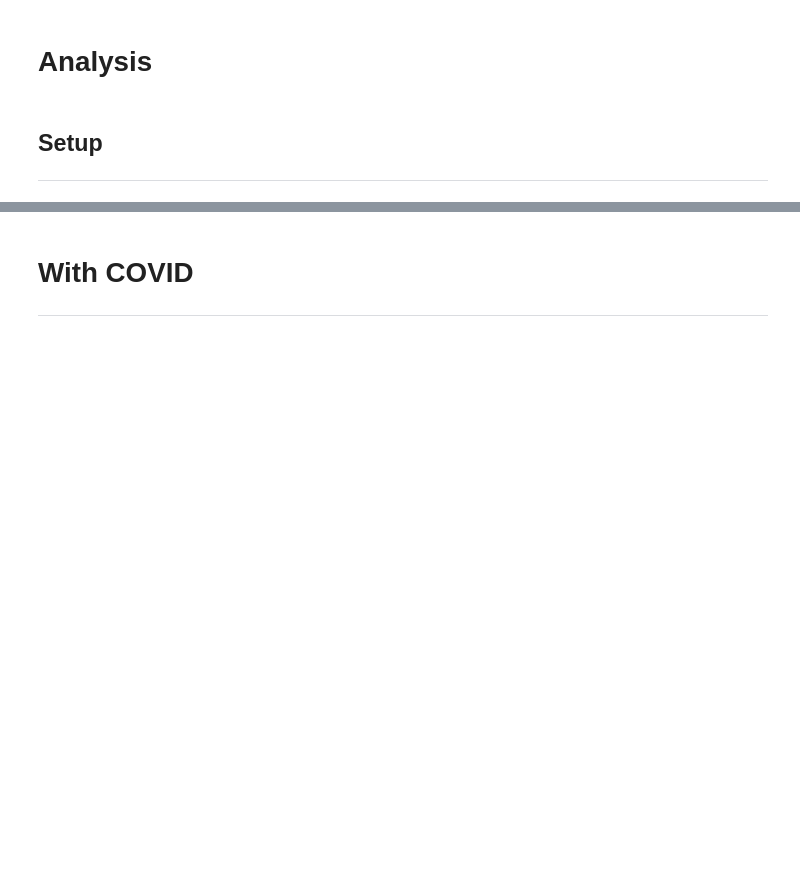
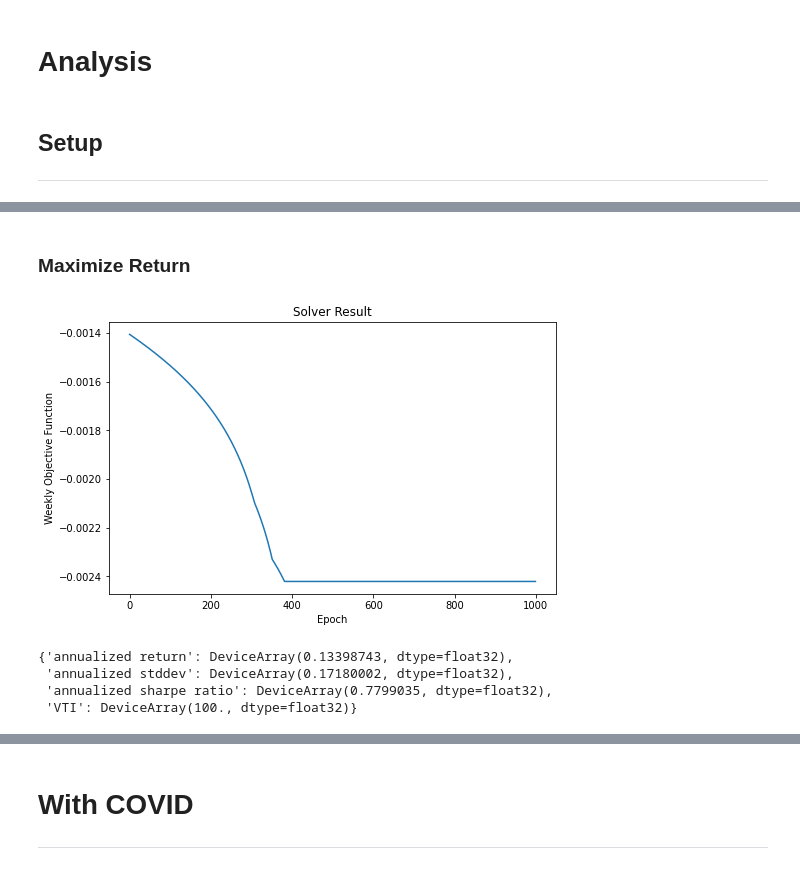
Before and after one commit to Matthew-Amos/Portfolio-Optimization, a Jupyter notebook: January_2021.ipynb, the cells around one changed output, grey strips where cells are left out. Drawn from its saved outputs; the diff is of its cells as text; code cells hidden in the pictures; blank space fills up the shorter version.

```diff
--- a/January_2021.ipynb
+++ b/January_2021.ipynb
@@ -385,0 +419,12 @@ def portfolio_stats(w):
+# %% [markdown]
+### Maximize Return
+# %%
+w_covid_obj2_core, objs = solve_portfolio(inline_obj2, 1000, .50, None)
+plot_objs(objs)
+portfolio_stats(w_covid_obj2_core)
+# %% [output]
+[figure, added]
+{'annualized return': DeviceArray(0.13398743, dtype=float32),
+ 'annualized stddev': DeviceArray(0.17180002, dtype=float32),
+ 'annualized sharpe ratio': DeviceArray(0.7799035, dtype=float32),
+ 'VTI': DeviceArray(100., dtype=float32)}
```
Also changed, not shown: parts of 46 cells of this notebook.
